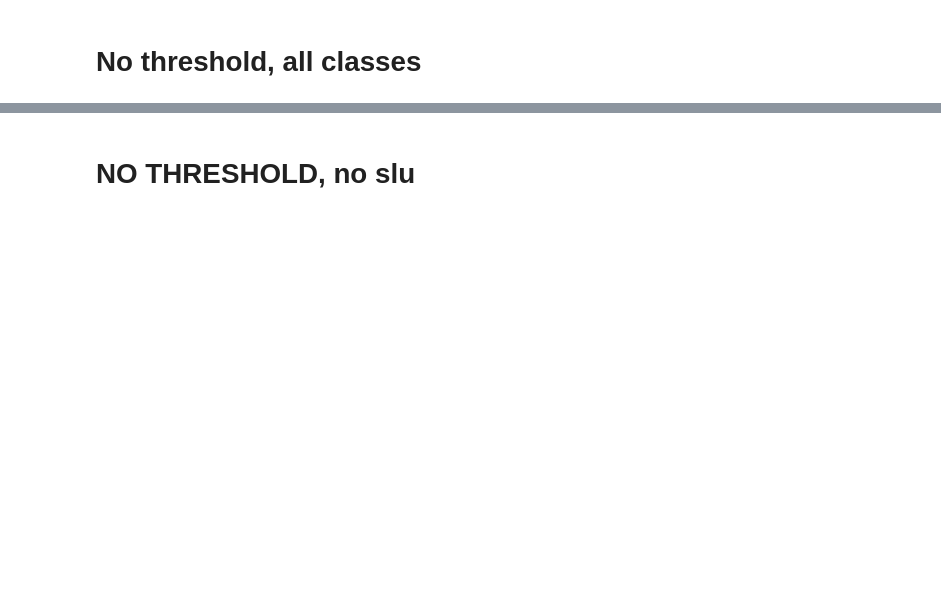
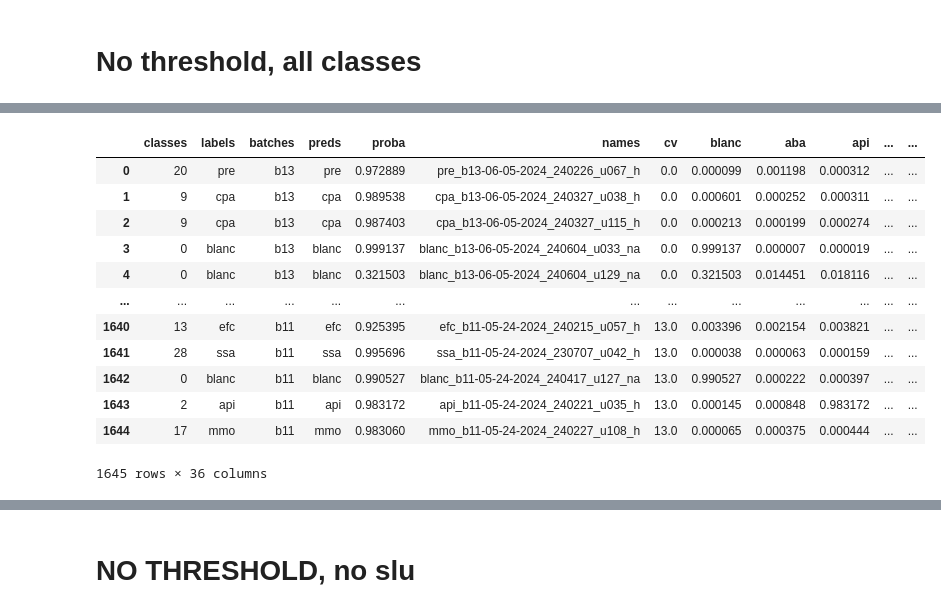
Before and after one commit to spell00/MSML3, a Jupyter notebook: notebooks/cm_different_confidance_threshold.ipynb, the cells around one changed output, grey strips where cells are left out. Cells and saved outputs as stored; diff of their text form; code cells hidden in the pictures; blank space fills up the shorter version.

```diff
--- a/notebooks/cm_different_confidance_threshold.ipynb
+++ b/notebooks/cm_different_confidance_threshold.ipynb
@@ -449,3 +450,20 @@ plt.show()
+# %%
+# pd.read_csv(f"results/multi/mz1/rt10/ms2/200spd/thr0.0/all/b14-b13-b12-b11-b10-b9-b8-b7-b6-b5-b4-b3-b2-b1_binary0_-1_gkf1_ovr0_mz0-10000rt0-320_na_h/xgboost/saved_models//xgboost_valid_individual_results.csv")
+pd.read_csv(f"results/multi/mz1/rt10/ms2/200spd/thr0.0/all/b14-b13-b12-b11-b10-b9-b8-b7-b6-b5-b4-b3-b2-b1_binary0_-1_gkf1_ovr0_mz0-10000rt0-320_na_h/xgboost/saved_models//xgboost_valid_individual_results.csv", index_col=0)
+# %% [output]
+|  | classes | labels | batches | preds | proba | names | cv | blanc | aba | api | ... | ... |
+| 0 | 20 | pre | b13 | pre | 0.972889 | pre_b13-06-05-2024_240226_u067_h | 0.0 | 0.000099 | 0.001198 | 0.000312 | ... | ... |
+| 1 | 9 | cpa | b13 | cpa | 0.989538 | cpa_b13-06-05-2024_240327_u038_h | 0.0 | 0.000601 | 0.000252 | 0.000311 | ... | ... |
+| 2 | 9 | cpa | b13 | cpa | 0.987403 | cpa_b13-06-05-2024_240327_u115_h | 0.0 | 0.000213 | 0.000199 | 0.000274 | ... | ... |
+| 3 | 0 | blanc | b13 | blanc | 0.999137 | blanc_b13-06-05-2024_240604_u033_na | 0.0 | 0.999137 | 0.000007 | 0.000019 | ... | ... |
+| 4 | 0 | blanc | b13 | blanc | 0.321503 | blanc_b13-06-05-2024_240604_u129_na | 0.0 | 0.321503 | 0.014451 | 0.018116 | ... | ... |
+| ... | ... | ... | ... | ... | ... | ... | ... | ... | ... | ... | ... | ... |
+| 1640 | 13 | efc | b11 | efc | 0.925395 | efc_b11-05-24-2024_240215_u057_h | 13.0 | 0.003396 | 0.002154 | 0.003821 | ... | ... |
+| 1641 | 28 | ssa | b11 | ssa | 0.995696 | ssa_b11-05-24-2024_230707_u042_h | 13.0 | 0.000038 | 0.000063 | 0.000159 | ... | ... |
+| 1642 | 0 | blanc | b11 | blanc | 0.990527 | blanc_b11-05-24-2024_240417_u127_na | 13.0 | 0.990527 | 0.000222 | 0.000397 | ... | ... |
+| 1643 | 2 | api | b11 | api | 0.983172 | api_b11-05-24-2024_240221_u035_h | 13.0 | 0.000145 | 0.000848 | 0.983172 | ... | ... |
+| 1644 | 17 | mmo | b11 | mmo | 0.983060 | mmo_b11-05-24-2024_240227_u108_h | 13.0 | 0.000065 | 0.000375 | 0.000444 | ... | ... |
+1645 rows × 36 columns
 # %%
 args.post_analysis = 'nothreshold'
 plot_bars(args, unique_labels)
```
Also changed, not shown: parts of 11 cells of this notebook, 8 other files.
